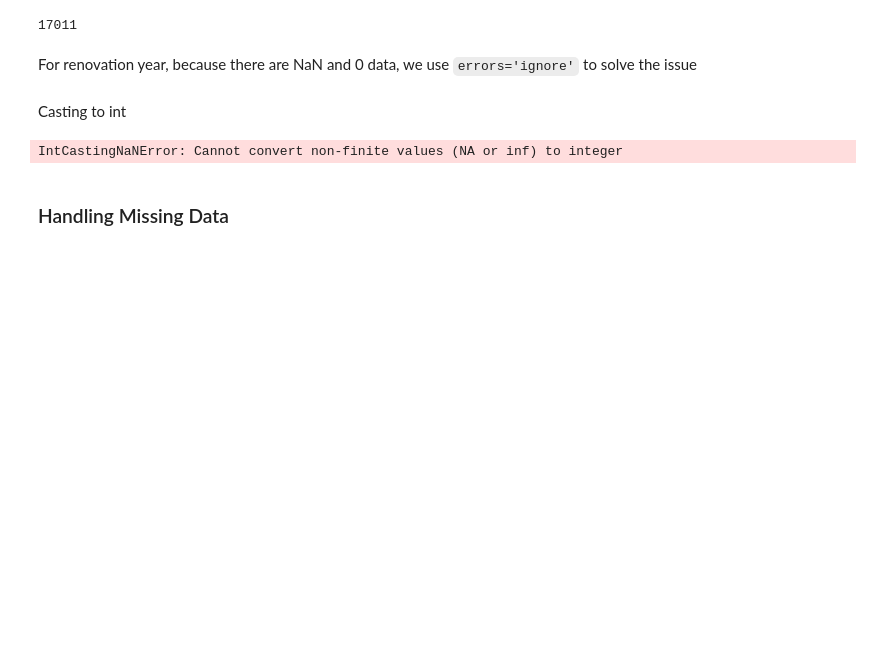
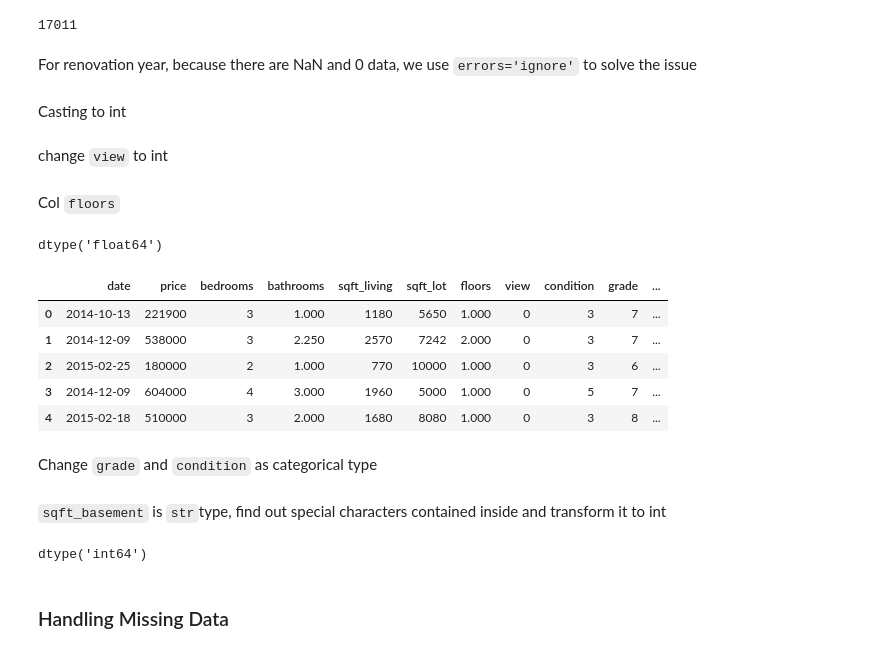
Before and after one commit to puektchenli/eda_prj_li, a Jupyter notebook: EDA_li.ipynb, the cells around one changed output. Cells and saved outputs as stored; diff of their text form; code cells hidden in the pictures; blank space fills up the shorter version.

```diff
--- a/EDA_li.ipynb
+++ b/EDA_li.ipynb
@@ -149,16 +143,29 @@ Casting to int
 # %%
 # casting price  to int so long there is no missing value
 df.price = df.price.astype(int)
-df.view = df.view.astype(int)
-
-# df.sqft_basement = df.sqft_basement.astype(int)
-
-
-df.round({"bathrooms":2, "floors":1, "sqft_basement":1})
-
-# df['floors'] = df.floors.round(2)
-
-# Bathrooms round to 2
-# df['bathrooms'] = df.bathrooms.astype(float).round(2)
-# %% [output]
-IntCastingNaNError: Cannot convert non-finite values (NA or inf) to integer
+# %% [markdown]
+change `view` to int
+# %%
+# there are 63 NaN in the column view
+df.view = df.view.fillna(0)
+# casting view to int
+df.view = df.view.astype(int)
+# %% [markdown]
+Col `floors`
+# %%
+df.floors.unique()
+df.floors.dtype
+# %% [output]
+dtype('float64')
+# %%
+df.floors = df.floors.round(2)
+df.head()
+# %% [output]
+|  | date | price | bedrooms | bathrooms | sqft_living | sqft_lot | floors | view | condition | grade | ... |
+| 0 | 2014-10-13 | 221900 | 3 | 1.000 | 1180 | 5650 | 1.000 | 0 | 3 | 7 | ... |
+| 1 | 2014-12-09 | 538000 | 3 | 2.250 | 2570 | 7242 | 2.000 | 0 | 3 | 7 | ... |
+| 2 | 2015-02-25 | 180000 | 2 | 1.000 | 770 | 10000 | 1.000 | 0 | 3 | 6 | ... |
+| 3 | 2014-12-09 | 604000 | 4 | 3.000 | 1960 | 5000 | 1.000 | 0 | 5 | 7 | ... |
+| 4 | 2015-02-18 | 510000 | 3 | 2.000 | 1680 | 8080 | 1.000 | 0 | 3 | 8 | ... |
+# %% [markdown]
+Change `grade` and `condition` as categorical type
@@ -164,0 +175,2 @@ IntCastingNaNError: Cannot convert non-finite values (NA or inf) to integer
+# %% [markdown]
+`sqft_basement` is `str`type, find out special characters contained inside and transform it to int
@@ -165,2 +180,9 @@ IntCastingNaNError: Cannot convert non-finite values (NA or inf) to integer
+# %%
+# change type to float and then to int
+df.sqft_basement = df.sqft_basement.astype(float)
+df.sqft_basement = df.sqft_basement.astype(int)
+df.sqft_basement.dtype
+# %% [output]
+dtype('int64')
 # %% [markdown]
 ### Handling Missing Data
```
Also changed, not shown: parts of 31 cells of this notebook.
